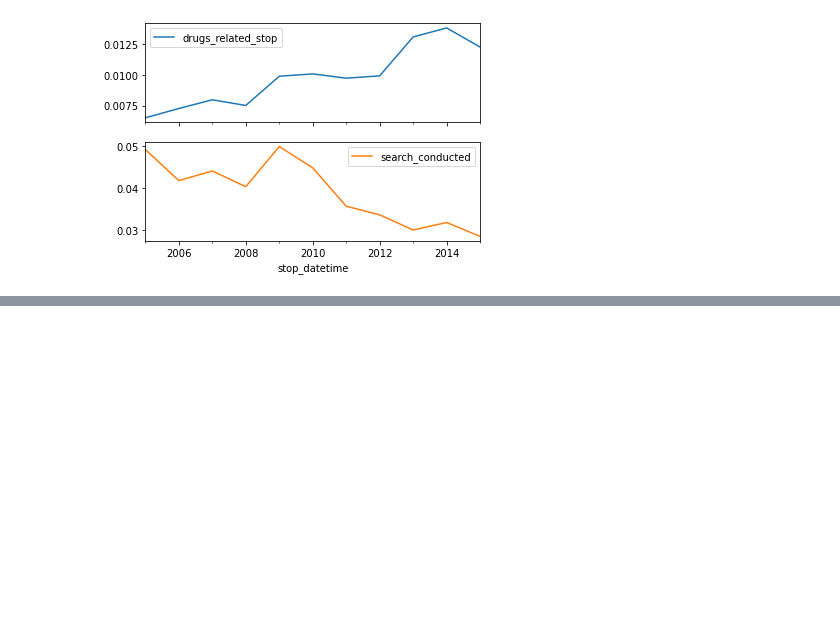
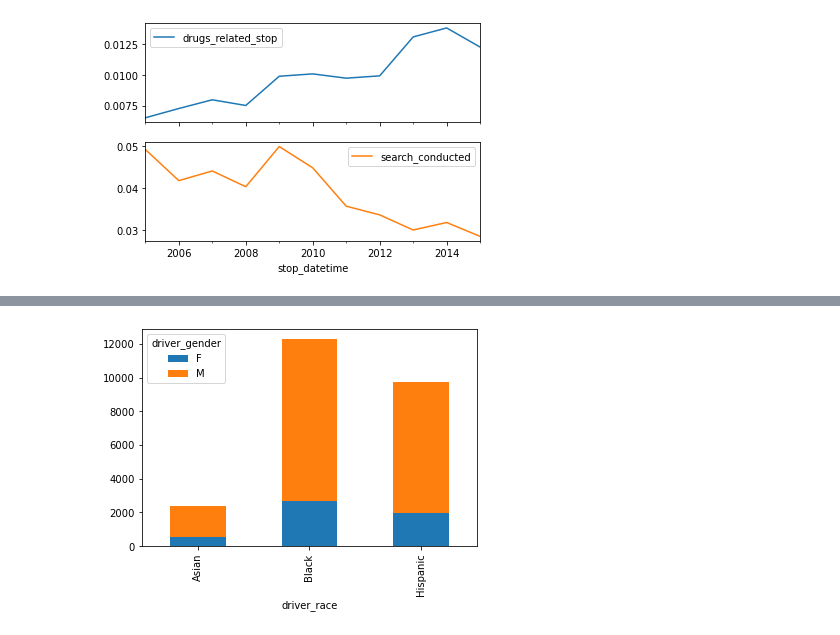
Before and after one commit to chngchn/DataCamp_AnalyzingPoliceActivity, a Jupyter notebook: Analysis.ipynb, the cells around one changed output, grey strips where cells are left out. Saved outputs shown, nothing was run; the diff lists cells and outputs as text; code cells hidden in the pictures; blank space fills up the shorter version.

```diff
--- a/Analysis.ipynb
+++ b/Analysis.ipynb
@@ -589,0 +621,5 @@ plt.show()
+# %%
+table2.plot(kind = 'bar', stacked = True)
+plt.show()
+# %% [output]
+[figure, added]
```
Also changed, not shown: parts of 58 cells of this notebook.
